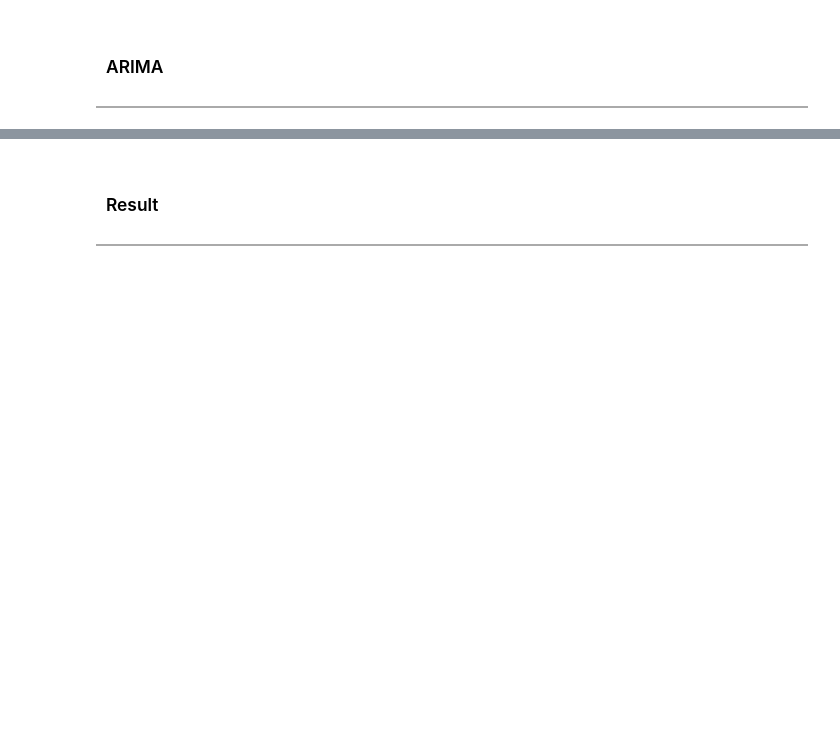
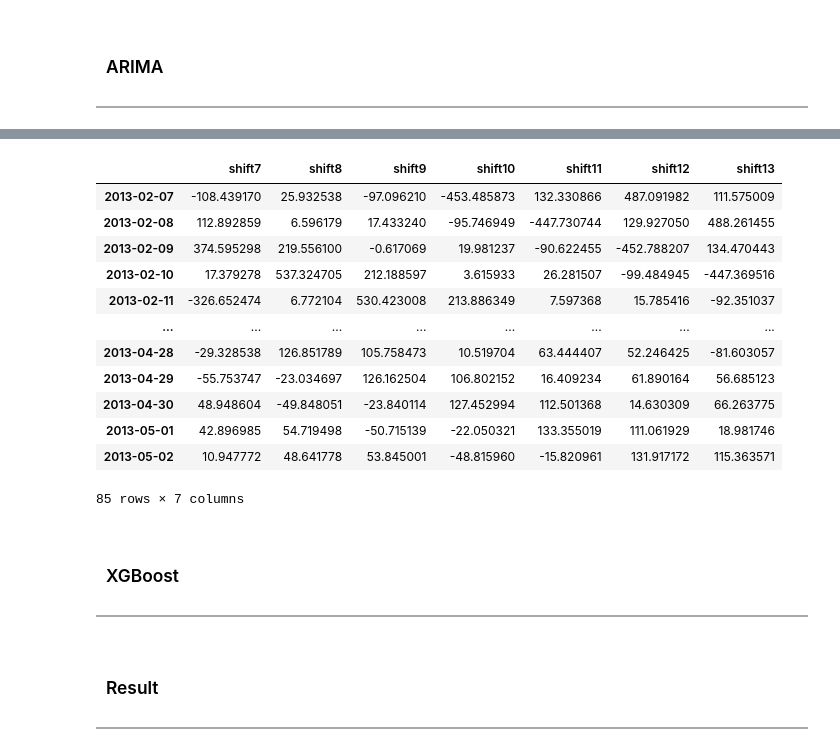
Before and after one commit to leopoldgerber/machine-learning-projects, a Jupyter notebook: time series - AR MA ARIMA.ipynb, the cells around one changed output, grey strips where cells are left out. Drawn from its saved outputs; the diff is of its cells as text; code cells hidden in the pictures; blank space fills up the shorter version.

```diff
--- a/time series - AR MA ARIMA.ipynb
+++ b/time series - AR MA ARIMA.ipynb
@@ -558,0 +581,23 @@ Warnings:
+# %%
+df_time['diff'] = df_time['unit_sales'].diff()
+mean_sales = abs(df_time['diff']).mean()
+df_time['diff'] = df_time['diff'].fillna(mean_sales)
+# %%
+# Create lagged features
+for shift in range(7, 14):
+    mean_shift = round(abs(df_time['diff'][shift:shift*2]).mean(), 2)
+    df_time['shift'+str(shift)] = df_time['diff'].shift(shift).fillna(mean_shift)
+
+# Train Test Split
+train, test = np.split(df_time, [int(len(df_time)*0.7)])
+x_train, y_train =  train.drop(columns = ['diff']), train['diff']
+x_test, y_test =  test.drop(columns = ['diff']), test['diff']
+
+# Plot the time series
+fig, ax = plt.subplots(1, 1, figsize = (15, 5))
+sns.lineplot(train['diff'], color = 'b', label = 'Train')
+sns.lineplot(test['diff'], color = 'r', label = 'Test')
+ax.set_title(f'Train-Test Split')
+ax.set_xlabel('Date')
+ax.set_ylabel('Difference')
+plt.show()
@@ -558,0 +606,23 @@ Warnings:
+# %%
+model = VARMAX(x_train.drop(columns = ['unit_sales']), ordre = (6, 6), trend = 'c')
+model = model.fit(maxiter = 1000, disp = False)
+
+#print(model.summary())
+# %%
+pred = model.predict(start = len(test), end = len(df_time))
+# %%
+pred
+# %% [output]
+|  | shift7 | shift8 | shift9 | shift10 | shift11 | shift12 | shift13 |
+| 2013-02-07 | -108.439170 | 25.932538 | -97.096210 | -453.485873 | 132.330866 | 487.091982 | 111.575009 |
+| 2013-02-08 | 112.892859 | 6.596179 | 17.433240 | -95.746949 | -447.730744 | 129.927050 | 488.261455 |
+| 2013-02-09 | 374.595298 | 219.556100 | -0.617069 | 19.981237 | -90.622455 | -452.788207 | 134.470443 |
+| 2013-02-10 | 17.379278 | 537.324705 | 212.188597 | 3.615933 | 26.281507 | -99.484945 | -447.369516 |
+| 2013-02-11 | -326.652474 | 6.772104 | 530.423008 | 213.886349 | 7.597368 | 15.785416 | -92.351037 |
+| ... | ... | ... | ... | ... | ... | ... | ... |
+| 2013-04-28 | -29.328538 | 126.851789 | 105.758473 | 10.519704 | 63.444407 | 52.246425 | -81.603057 |
+| 2013-04-29 | -55.753747 | -23.034697 | 126.162504 | 106.802152 | 16.409234 | 61.890164 | 56.685123 |
+| 2013-04-30 | 48.948604 | -49.848051 | -23.840114 | 127.452994 | 112.501368 | 14.630309 | 66.263775 |
+| 2013-05-01 | 42.896985 | 54.719498 | -50.715139 | -22.050321 | 133.355019 | 111.061929 | 18.981746 |
+| 2013-05-02 | 10.947772 | 48.641778 | 53.845001 | -48.815960 | -15.820961 | 131.917172 | 115.363571 |
+85 rows × 7 columns
@@ -559,3 +634,13 @@ Warnings:
+# %% [markdown]
+<a id = 'xgb'></a>
+<div style="display:fill;
+           border: 0px;
+           border-bottom: 2px solid #AAA;
+           font-size:80%;
+           letter-spacing:0.5px">
+<h2 style="padding: 10px;">XGBoost
+</h2>
+</div>
 # %% [markdown]
 <a id = 'model_result'></a>
 <div style="display:fill;
```
Also changed, not shown: parts of 13 cells of this notebook.
